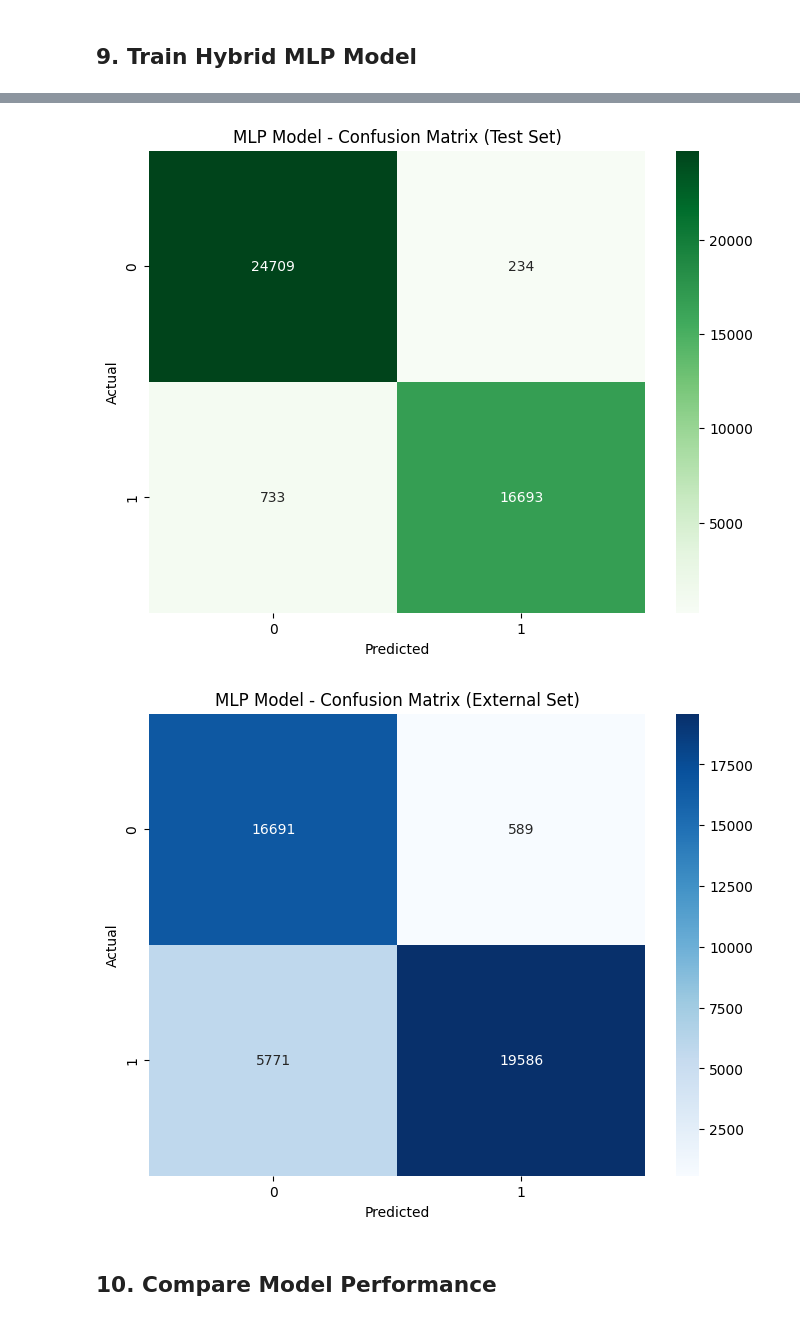
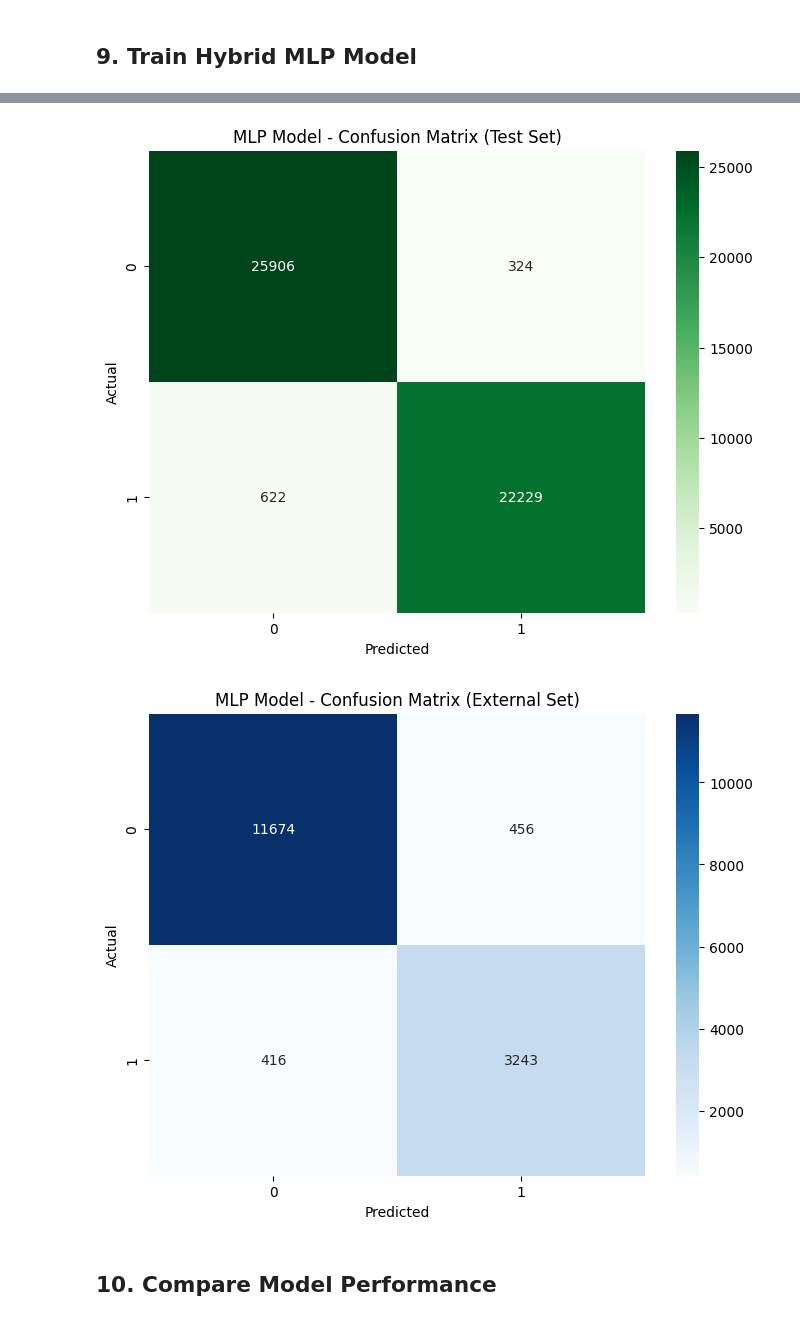
Before and after one commit to Latandu/PhishStop, a Jupyter notebook: app/models/train_models_with_wandb.ipynb, the cells around one changed output, grey strips where cells are left out. Cells and saved outputs as stored; diff of their text form; code cells hidden in the pictures.

```diff
--- a/app/models/train_models_with_wandb.ipynb
+++ b/app/models/train_models_with_wandb.ipynb
@@ -162,12 +161,12 @@ print("Creating dataset splits...")
 
 # External validation set: CEAS-08 and Enron-DKIM
 external_df = df.filter(
-    (pl.col("source") == "csv_misc/CEAS-08.csv") | (pl.col("source") == "phishing-nigerian")
+    (pl.col("source") == "csv_misc/TREC-06.csv") | (pl.col("source") == "phishing-2021")
 )
 
 # Training pool: everything else
 train_pool_df = df.filter(
-    (pl.col("source") != "csv_misc/CEAS-08.csv") & (pl.col("source") != "phishing-nigerian")
+    (pl.col("source") != "csv_misc/TREC-06.csv") & (pl.col("source") != "phishing-2021")
 )
 
 print(f"Training pool: {len(train_pool_df):,}")
@@ -465,12 +497,12 @@ External Set Metrics:
 # %% [markdown]
 ## 8. Train Hybrid XGBoost Model
 # %%
-X_xgb_train = np.concatenate([X_emb_train, features_train], axis=1)
-X_xgb_test = np.concatenate([X_emb_test, features_test], axis=1)
-X_xgb_external = np.concatenate([X_emb_external, features_external], axis=1)
+X_xgb_train = np.concatenate([X_emb_train_svd, features_train], axis=1)
+X_xgb_test = np.concatenate([X_emb_test_svd, features_test], axis=1)
+X_xgb_external = np.concatenate([X_emb_external_svd, features_external], axis=1)
 
 print(f"Combined feature shape: {X_xgb_train.shape}")
-print(f"  Full embeddings: {X_emb_train.shape[1]}")
+print(f"  SVD embeddings: {X_emb_train_svd.shape[1]}")
 print(f"  Engineered features: {features_train.shape[1]}")
 
 # Train XGBoost with WandB callback
@@ -540,7 +572,8 @@ wandb.log({
     "xgboost/external_roc_auc": xgb_external_metrics['roc_auc'],
 })
 
-feature_names = [f"emb_{i}" for i in range(X_emb_train.shape[1])] + numeric_features
+# Feature importance
+feature_names = [f"svd_{i}" for i in range(X_emb_train_svd.shape[1])] + numeric_features
 importance = xgb_clf.feature_importances_
 feature_importance = sorted(zip(feature_names, importance), key=lambda x: x[1], reverse=True)
 
@@ -761,13 +794,8 @@ with torch.no_grad():
         logits = mlp_model(embeddings, features).squeeze()
         probs = torch.sigmoid(logits)
 
-        # Handle both batch and single samples
-        if probs.dim() == 0:
-            test_probs.append(probs.cpu().item())
-            test_labels.append(labels.item())
-        else:
-            test_probs.extend(probs.cpu().numpy())
-            test_labels.extend(labels.numpy())
+        test_probs.extend(probs.cpu().numpy())
+        test_labels.extend(labels.numpy())
 
 test_probs = np.array(test_probs)
 test_labels = np.array(test_labels)
@@ -804,13 +832,8 @@ with torch.no_grad():
         logits = mlp_model(embeddings, features).squeeze()
         probs = torch.sigmoid(logits)
 
-        # Handle both batch and single samples
-        if probs.dim() == 0:
-            ext_probs.append(probs.cpu().item())
-            ext_labels.append(labels.item())
-        else:
-            ext_probs.extend(probs.cpu().numpy())
-            ext_labels.extend(labels.numpy())
+        ext_probs.extend(probs.cpu().numpy())
+        ext_labels.extend(labels.numpy())
 
 ext_probs = np.array(ext_probs)
 ext_labels = np.array(ext_labels)
@@ -878,5 +901,5 @@ MLP External Set Metrics:
-[figure, old version]
+[figure, new version]
-[figure, old version]
+[figure, new version]
 # %% [markdown]
 ## 10. Compare Model Performance
 # %%
```
Also changed, not shown: parts of 13 cells of this notebook, 9 other files.
